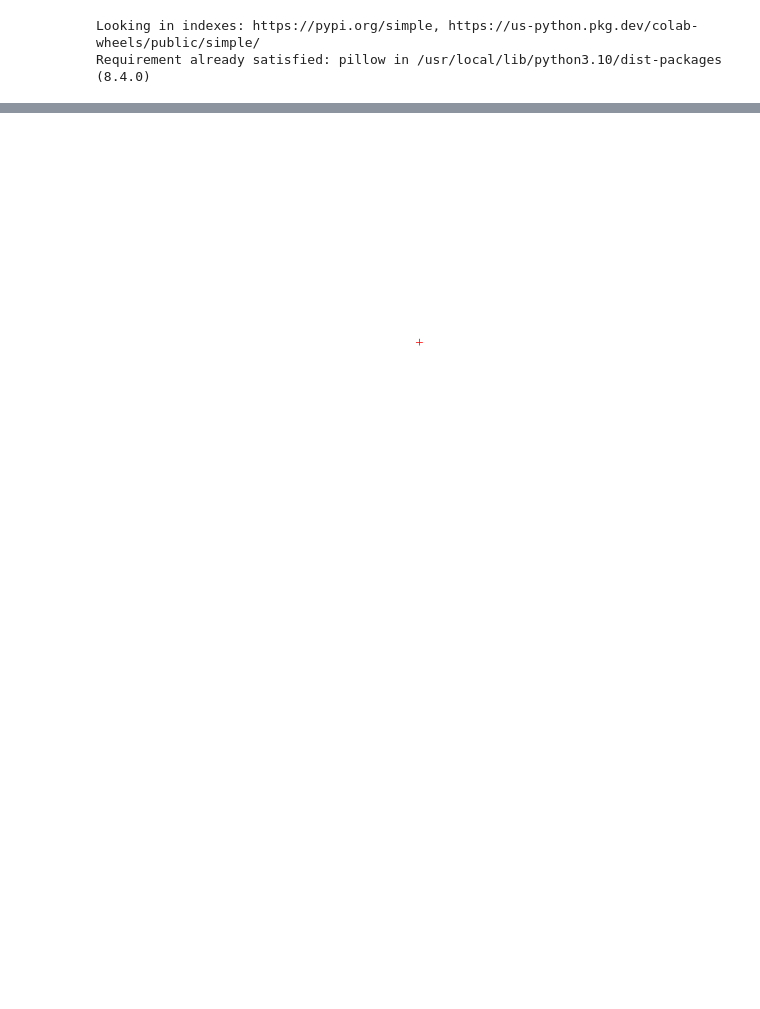
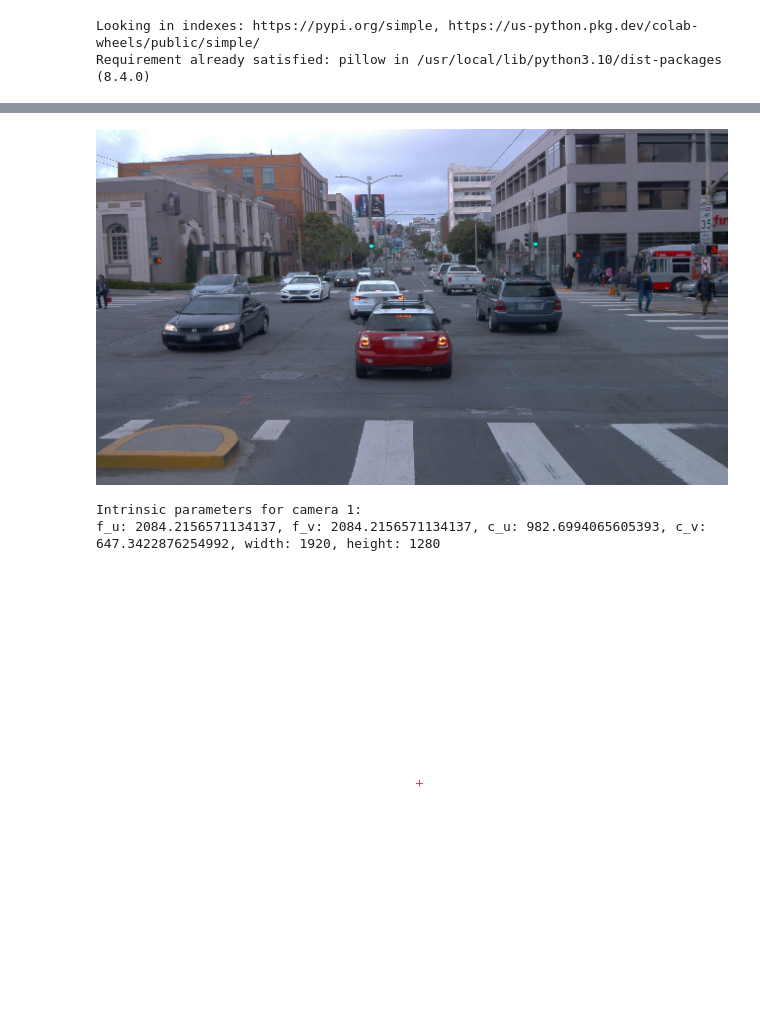
Before and after one commit to neehasajja/waymo-opendataset, a Jupyter notebook: training/camera_calibration.ipynb, the cells around one changed output, grey strips where cells are left out. Drawn from its saved outputs; the diff is of its cells as text; code cells hidden in the pictures; blank space fills up the shorter version.

```diff
--- a/training/camera_calibration.ipynb
+++ b/training/camera_calibration.ipynb
@@ -159,3 +200,60 @@ img.show()
+# %%
+import pandas as pd
+import numpy as np
+import cv2
+from google.colab.patches import cv2_imshow
+
+# Set the path to the Parquet file
+parquet_file_path = '/content/drive/MyDrive/training/camera_image/x1.parquet'
+
+# Load the Parquet file into a Pandas DataFrame
+camera_image = pd.read_parquet(parquet_file_path)
+
+# Extract the camera image
+img = camera_image.iloc[0]['[CameraImageComponent].image']
+
+# Convert the camera image from bytes to a NumPy array
+nparr = np.frombuffer(img, np.uint8)
+img_np = cv2.imdecode(nparr, cv2.IMREAD_COLOR)
+
+# Resize the image
+resized_img = cv2.resize(img_np, (640, 360))
+
+# Display the resized image
+cv2_imshow(resized_img)
+# Load the calibration data for a specific camera
+camera_name = 1.0
+camera_name = int(camera_name)  # convert float to int
+df = pd.read_parquet('/content/drive/MyDrive/training/camera_calibration/file1.parquet')
+calibration_data = df.loc[df['key.camera_name'] == camera_name, [
+    '[CameraCalibrationComponent].intrinsic.f_u',
+    '[CameraCalibrationComponent].intrinsic.f_v',
+    '[CameraCalibrationComponent].intrinsic.c_u',
+    '[CameraCalibrationComponent].intrinsic.c_v',
+    '[CameraCalibrationComponent].intrinsic.k1',
+    '[CameraCalibrationComponent].intrinsic.k2',
+    '[CameraCalibrationComponent].intrinsic.p1',
+    '[CameraCalibrationComponent].intrinsic.p2',
+    '[CameraCalibrationComponent].intrinsic.k3',
+    '[CameraCalibrationComponent].width',
+    '[CameraCalibrationComponent].height'
+]].iloc[0]
+
+# Extract the relevant calibration parameters
+f_u = calibration_data['[CameraCalibrationComponent].intrinsic.f_u']
+f_v = calibration_data['[CameraCalibrationComponent].intrinsic.f_v']
+c_u = calibration_data['[CameraCalibrationComponent].intrinsic.c_u']
+c_v = calibration_data['[CameraCalibrationComponent].intrinsic.c_v']
+width = int(calibration_data['[CameraCalibrationComponent].width'])
+height = int(calibration_data['[CameraCalibrationComponent].height'])
+
+# Print the calibration parameters
+print(f'Intrinsic parameters for camera {camera_name}:')
+print(f'f_u: {f_u}, f_v: {f_v}, c_u: {c_u}, c_v: {c_v}, width: {width}, height: {height}')
+# %% [output]
+[figure, added]
+Intrinsic parameters for camera 1:
+f_u: 2084.2156571134137, f_v: 2084.2156571134137, c_u: 982.6994065605393, c_v: 647.3422876254992, width: 1920, height: 1280
 # %%
 import pandas as pd
 from PIL import Image, ImageDraw
```
Also changed, not shown: parts of 1 cell of this notebook.
